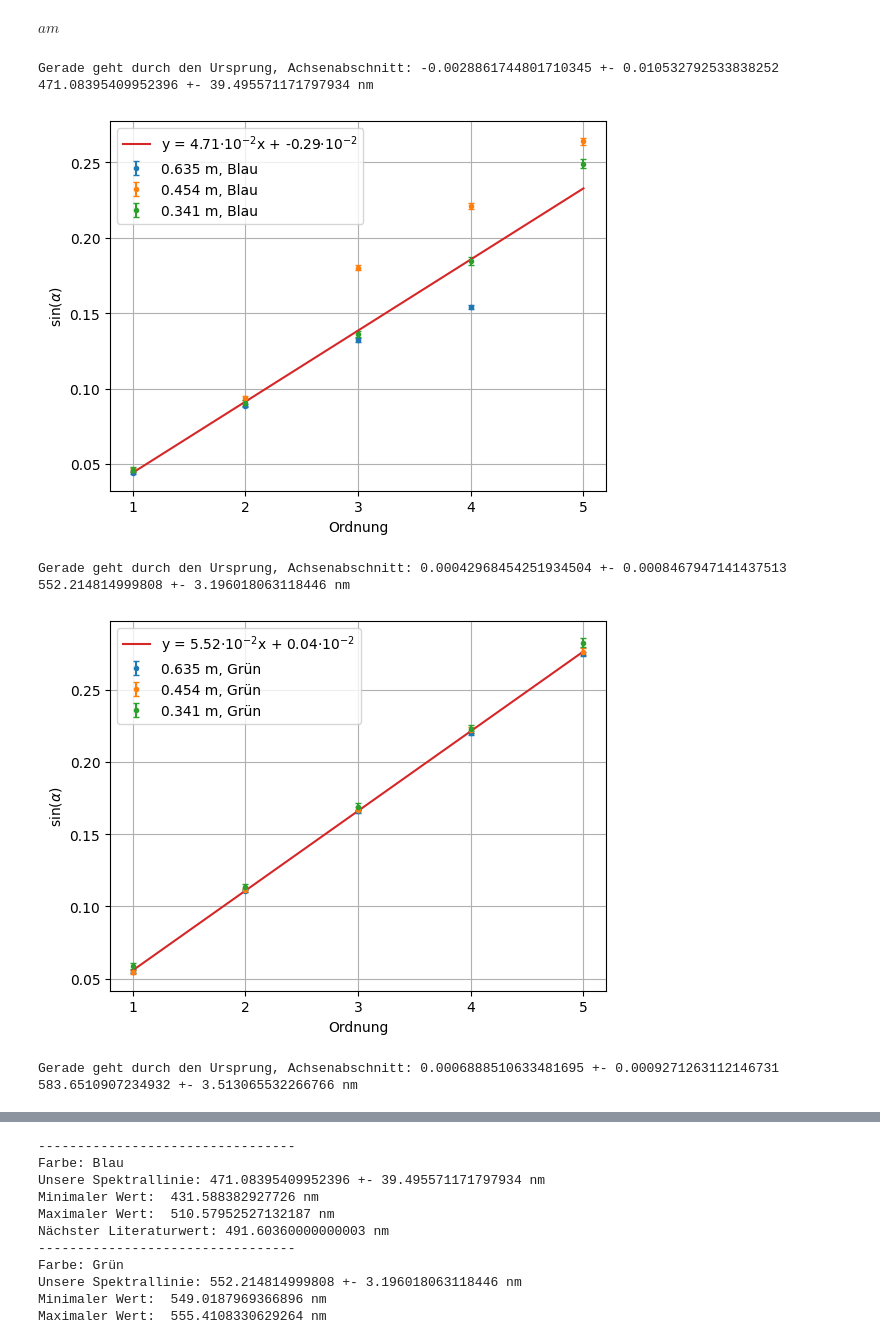
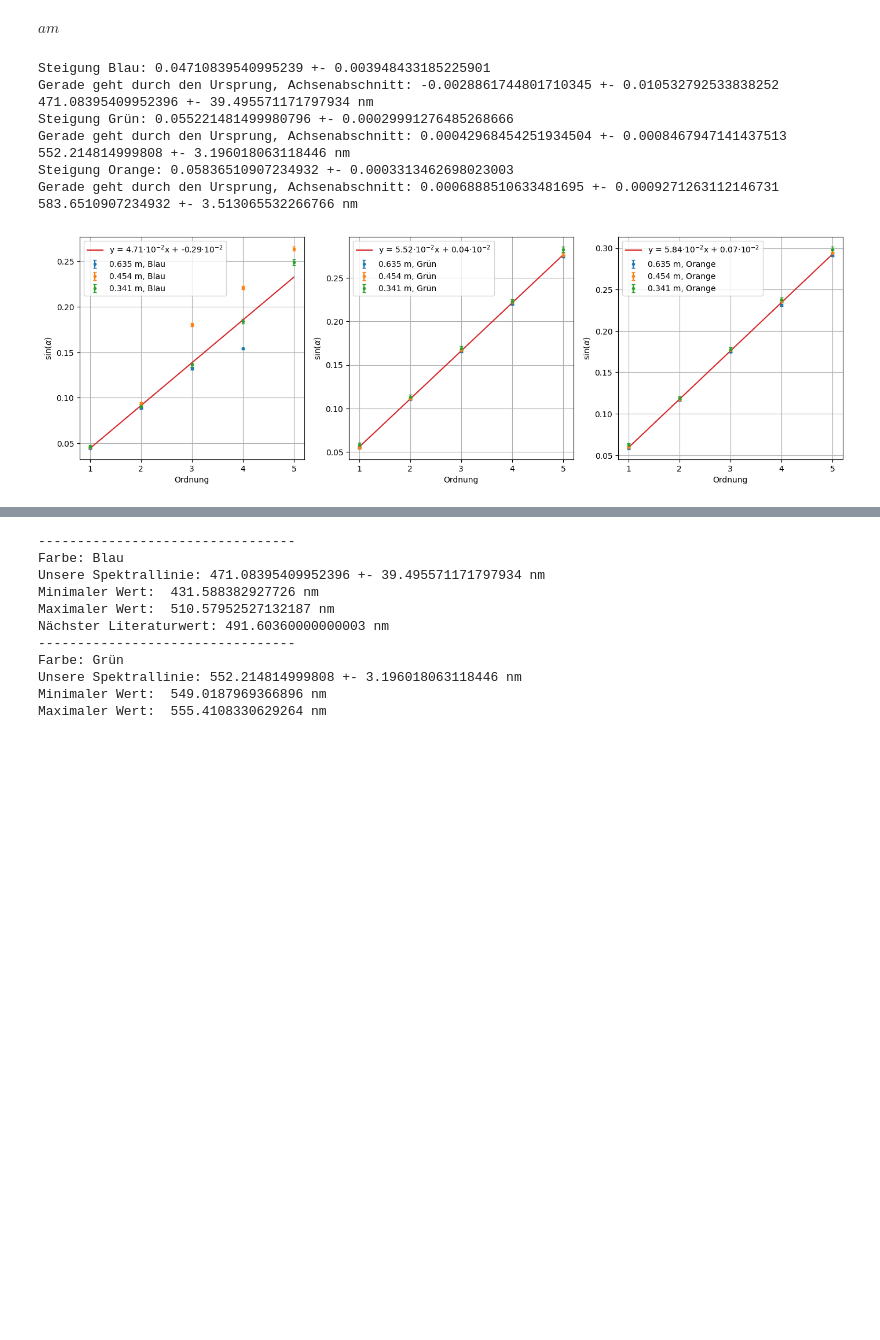
Before and after one commit to RombusBombus/AP3, a Jupyter notebook: BUB/BUB.ipynb, the cells around one changed output, grey strips where cells are left out. Saved outputs shown, nothing was run; the diff lists cells and outputs as text; code cells hidden in the pictures; blank space fills up the shorter version.

```diff
--- a/BUB/BUB.ipynb
+++ b/BUB/BUB.ipynb
@@ -264,6 +264,9 @@ u_a = 0.2e-2 * a # 0.2% relative Unsicherheit
 farben = ["Blau", "Grün", "Orange"]
 spektrallinien = []
 u_spektrallinien = []
+
+fig, axs = plt.subplots(1, 3, figsize=(17, 5))
+axs = axs.flatten()
 
 for i, farbe in enumerate(farben):
     # Regression durchfuehren fuer jede Farbe
@@ -275,6 +278,9 @@ for i, farbe in enumerate(farben):
     popt, pcov = curve_fit(linear, n, sin_vals_no_nans, sigma=u_sin_vals_no_nans)
     X = np.linspace(n.min(), n.max(), 100)
     Y = linear(X, *popt)
+
+    # Die Steigung mit Fehler ausgeben
+    print(f"Steigung {farbe}: {popt[0]} +- {np.sqrt(pcov[0, 0])}")
 
     # checken, ob die Gerade durch den Ursprung geht
     achsenabschnitt = popt[1]
@@ -285,44 +291,47 @@ for i, farbe in enumerate(farben):
     if achsenabschnitt_min <= 0 <= achsenabschnitt_max:
         print(f"Gerade geht durch den Ursprung, Achsenabschnitt: {achsenabschnitt} +- {u_achsenabschnitt}")
 
     # Wellenlaenge berechnen
     lambda_val, u_lambda = fehler_gauss(
         lambda_formula,
         [m_symbol, a_symbol],
         [popt[0], a],
         [np.sqrt(pcov[0, 0]), u_a]
     )
     print(lambda_val * 1e9, "+-", u_lambda * 1e9, "nm")
     spektrallinien.append(lambda_val)
     u_spektrallinien.append(u_lambda)
 
     # Plotten
     for j in range(3):
-        plt.errorbar(
+        axs[i].errorbar(
             x=np.arange(1, 6),
             y=sin_vals[j*5:((j+1)*5), i],
             fmt=".",
             capsize=2,
             yerr=u_sin_vals[j*5:((j+1)*5), i],
             label=f"{beugung_gitter.iloc[j*5]['Position Schirm']} m, {farbe}",
         )
     fit_label = f"y = {np.round(popt[0] * 100, 2)}" + r"$\cdot 10^{-2}$" + f"x + {np.round(popt[1] * 100, 2)}" + r"$\cdot 10^{-2}$"
-    plt.plot(X, Y, label=fit_label)
-    plt.grid(True)
-    plt.gca().xaxis.set_major_locator(ticker.MaxNLocator(integer=True))
-    plt.xlabel("Ordnung")
-    plt.ylabel(r"$\sin(\alpha)$")
-    plt.legend()
-    plt.show()
+    axs[i].plot(X, Y, label=fit_label)
+    axs[i].grid(True)
+    axs[i].xaxis.set_major_locator(ticker.MaxNLocator(integer=True))
+    axs[i].set_xlabel("Ordnung")
+    axs[i].set_ylabel(r"$\sin(\alpha)$")
+    axs[i].legend()
+
+plt.savefig("beugung_gitter.png")
 
 spektrallinien = np.array(spektrallinien)
 u_spektrallinien = np.array(u_spektrallinien)
 # %% [output]
+Steigung Blau: 0.04710839540995239 +- 0.003948433185225901
 Gerade geht durch den Ursprung, Achsenabschnitt: -0.0028861744801710345 +- 0.010532792533838252
 471.08395409952396 +- 39.495571171797934 nm
+Steigung Grün: 0.055221481499980796 +- 0.00029991276485268666
+Gerade geht durch den Ursprung, Achsenabschnitt: 0.00042968454251934504 +- 0.0008467947141437513
+552.214814999808 +- 3.196018063118446 nm
+Steigung Orange: 0.05836510907234932 +- 0.0003313462698023003
+Gerade geht durch den Ursprung, Achsenabschnitt: 0.0006888510633481695 +- 0.0009271263112146731
+583.6510907234932 +- 3.513065532266766 nm
-[figure, old version]
+[figure, new version]
-Gerade geht durch den Ursprung, Achsenabschnitt: 0.00042968454251934504 +- 0.0008467947141437513
-552.214814999808 +- 3.196018063118446 nm
-[figure, removed]
-Gerade geht durch den Ursprung, Achsenabschnitt: 0.0006888510633481695 +- 0.0009271263112146731
-583.6510907234932 +- 3.513065532266766 nm
```
Also changed, not shown: parts of 1 cell of this notebook, 4 other files.
